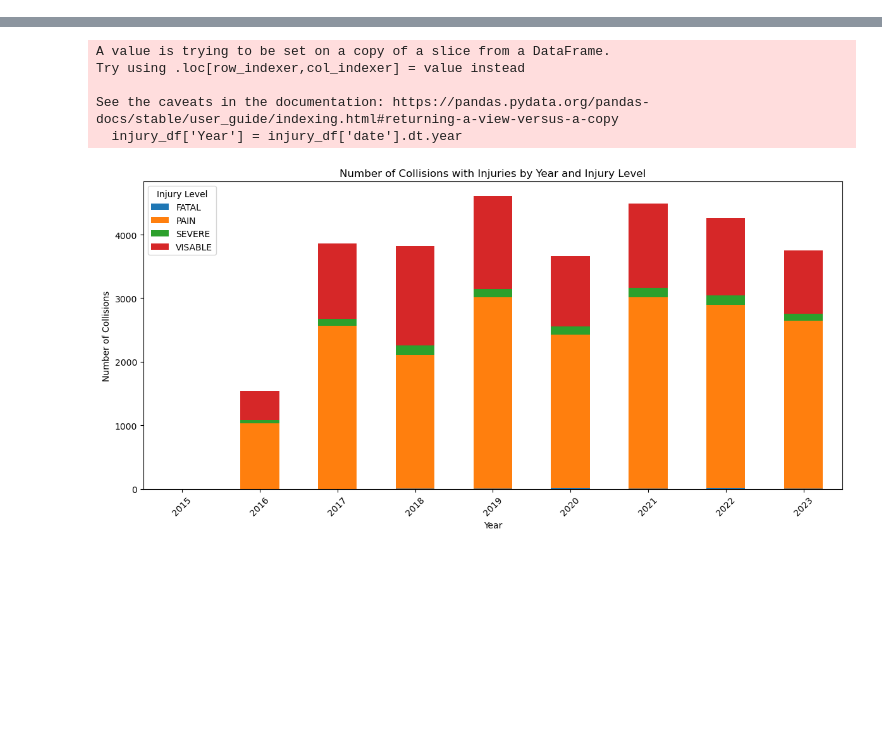
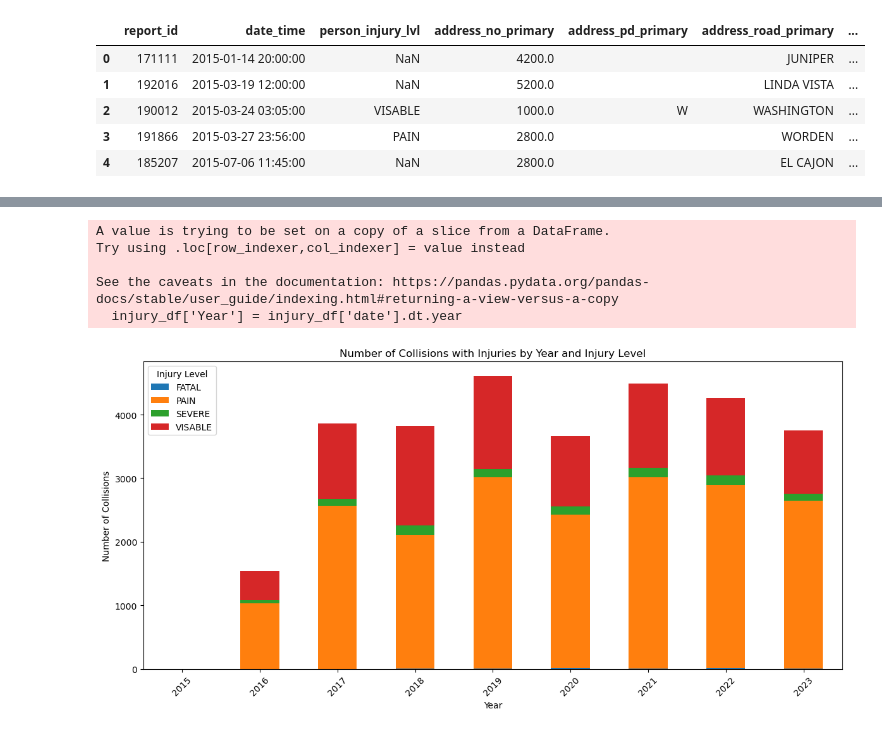
Before and after one commit to LittleAnimal667/sd_crashes, a Jupyter notebook: collisions_cleanup.ipynb, the cells around one changed output, grey strips where cells are left out. Saved outputs shown, nothing was run; the diff lists cells and outputs as text; code cells hidden in the pictures; blank space fills up the shorter version.

```diff
--- a/collisions_cleanup.ipynb
+++ b/collisions_cleanup.ipynb
@@ -19,0 +15,13 @@ df_traffic.head(1)
+# %%
+# drop columns that won't be used
+df.drop(columns=['person_role', 'person_veh_type', 'veh_type', 'hit_run_lvl', 'veh_make', 'veh_model', 'police_beat', 'address_pd_intersecting',\
+                  'address_name_intersecting', 'address_sfx_intersecting', 'violation_section', 'violation_type'], inplace=True)
+# check the new df
+df.head()
+# %% [output]
+|  | report_id | date_time | person_injury_lvl | address_no_primary | address_pd_primary | address_road_primary | ... |
+| 0 | 171111 | 2015-01-14 20:00:00 | NaN | 4200.0 |  | JUNIPER | ... |
+| 1 | 192016 | 2015-03-19 12:00:00 | NaN | 5200.0 |  | LINDA VISTA | ... |
+| 2 | 190012 | 2015-03-24 03:05:00 | VISABLE | 1000.0 | W | WASHINGTON | ... |
+| 3 | 191866 | 2015-03-27 23:56:00 | PAIN | 2800.0 |  | WORDEN | ... |
+| 4 | 185207 | 2015-07-06 11:45:00 | NaN | 2800.0 |  | EL CAJON | ... |
```
Also changed, not shown: parts of 11 cells of this notebook, 6 other files.
